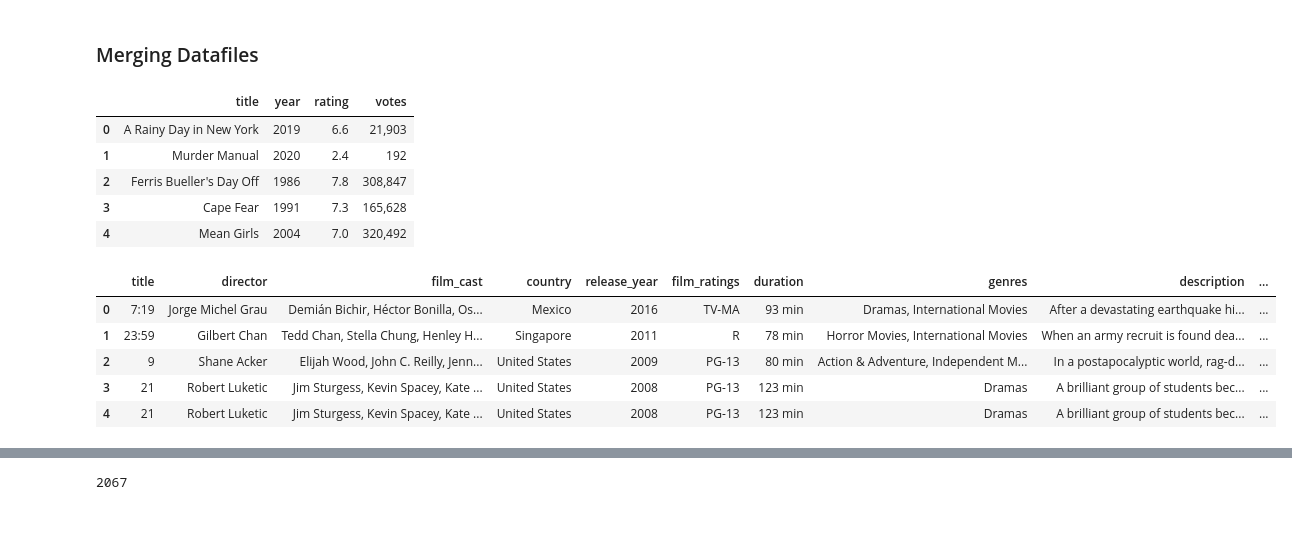
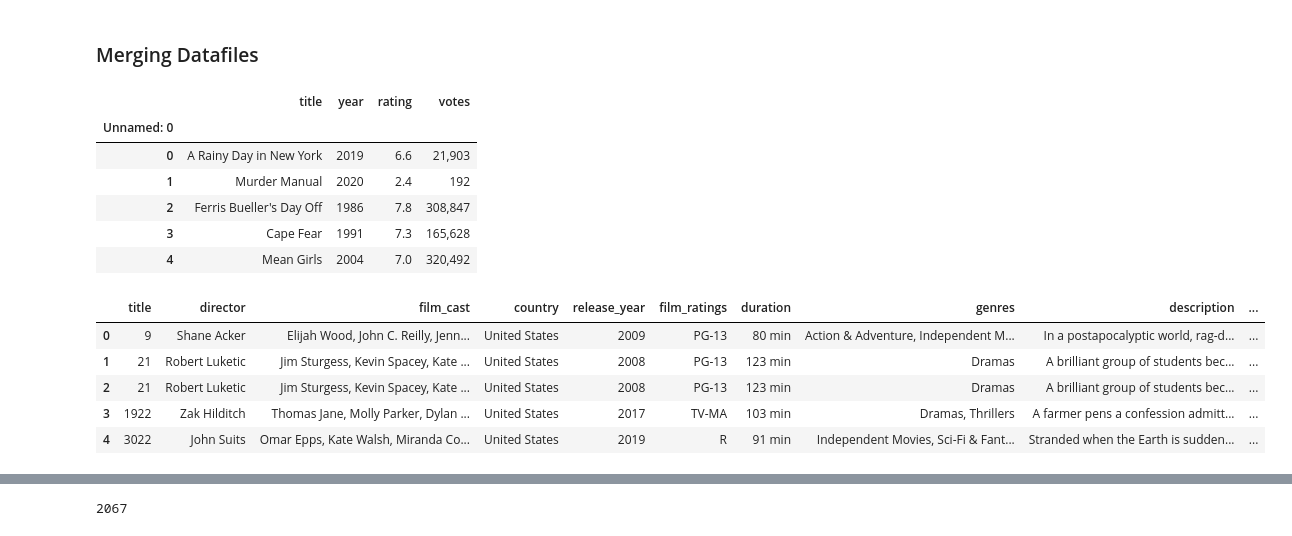
Before and after one commit to williamkewei/ETL-Project, a Jupyter notebook: ETL-Project.ipynb, the cells around one changed output, grey strips where cells are left out. Saved outputs shown, nothing was run; the diff lists cells and outputs as text; code cells hidden in the pictures.

```diff
--- a/ETL-Project.ipynb
+++ b/ETL-Project.ipynb
@@ -190,19 +167,20 @@ IMDB_df.to_csv('IMDB.csv')
 ### Merging Datafiles
 # %%
 # Import the output of IMDB file
-#IMDB = "IMDB.csv"
-#IMDB_df = pd.read_csv(IMDB)
+IMDB = "IMDB.csv"
+IMDB_df = pd.read_csv(IMDB)
 
 # Drop NA and reset the index
 IMDB_df.dropna(inplace=True)
 
 # Reset the index
-# IMDB_df = IMDB_df.set_index("Unnamed: 0")
+IMDB_df = IMDB_df.set_index("Unnamed: 0")
 
 # Preview csv
 IMDB_df.head()
 # %% [output]
 |  | title | year | rating | votes |
+| Unnamed: 0 |  |  |  |  |
 | 0 | A Rainy Day in New York | 2019 | 6.6 | 21,903 |
 | 1 | Murder Manual | 2020 | 2.4 | 192 |
 | 2 | Ferris Bueller's Day Off | 1986 | 7.8 | 308,847 |
@@ -210,14 +188,14 @@ IMDB_df.head()
 | 4 | Mean Girls | 2004 | 7.0 | 320,492 |
 # %%
 # Merge the ratings from IMDB into the netflix_df
-netflix_IMDB = pd.merge(netflix_df, IMDB_df[['title', 'rating', 'votes']], how='left', on='title')
-netflix_IMDB = netflix_IMDB.rename(columns={"cast": "film_cast", "rating_x": "film_ratings", "listed_in": "genres", "rating_y": "imdb_rating", "votes":"imdb_number_of_votes"})
+netflix_IMDB = pd.merge(netflix_df, IMDB_df[['title', 'rating']], how='inner', on='title')
+netflix_IMDB = netflix_IMDB.rename(columns={"cast": "film_cast", "rating_x": "film_ratings", "listed_in": "genres", "rating_y": "imdb_rating"})
 
 netflix_IMDB.head()
 # %% [output]
 |  | title | director | film_cast | country | release_year | film_ratings | duration | genres | description | ... |
-| 0 | 7:19 | Jorge Michel Grau | Demián Bichir, Héctor Bonilla, Os... | Mexico | 2016 | TV-MA | 93 min | Dramas, International Movies | After a devastating earthquake hi... | ... |
-| 1 | 23:59 | Gilbert Chan | Tedd Chan, Stella Chung, Henley H... | Singapore | 2011 | R | 78 min | Horror Movies, International Movies | When an army recruit is found dea... | ... |
-| 2 | 9 | Shane Acker | Elijah Wood, John C. Reilly, Jenn... | United States | 2009 | PG-13 | 80 min | Action & Adventure, Independent M... | In a postapocalyptic world, rag-d... | ... |
-| 3 | 21 | Robert Luketic | Jim Sturgess, Kevin Spacey, Kate ... | United States | 2008 | PG-13 | 123 min | Dramas | A brilliant group of students bec... | ... |
-| 4 | 21 | Robert Luketic | Jim Sturgess, Kevin Spacey, Kate ... | United States | 2008 | PG-13 | 123 min | Dramas | A brilliant group of students bec... | ... |
+| 0 | 9 | Shane Acker | Elijah Wood, John C. Reilly, Jenn... | United States | 2009 | PG-13 | 80 min | Action & Adventure, Independent M... | In a postapocalyptic world, rag-d... | ... |
+| 1 | 21 | Robert Luketic | Jim Sturgess, Kevin Spacey, Kate ... | United States | 2008 | PG-13 | 123 min | Dramas | A brilliant group of students bec... | ... |
+| 2 | 21 | Robert Luketic | Jim Sturgess, Kevin Spacey, Kate ... | United States | 2008 | PG-13 | 123 min | Dramas | A brilliant group of students bec... | ... |
+| 3 | 1922 | Zak Hilditch | Thomas Jane, Molly Parker, Dylan ... | United States | 2017 | TV-MA | 103 min | Dramas, Thrillers | A farmer pens a confession admitt... | ... |
+| 4 | 3022 | John Suits | Omar Epps, Kate Walsh, Miranda Co... | United States | 2019 | R | 91 min | Independent Movies, Sci-Fi & Fant... | Stranded when the Earth is sudden... | ... |
```
Also changed, not shown: parts of 17 cells of this notebook.
